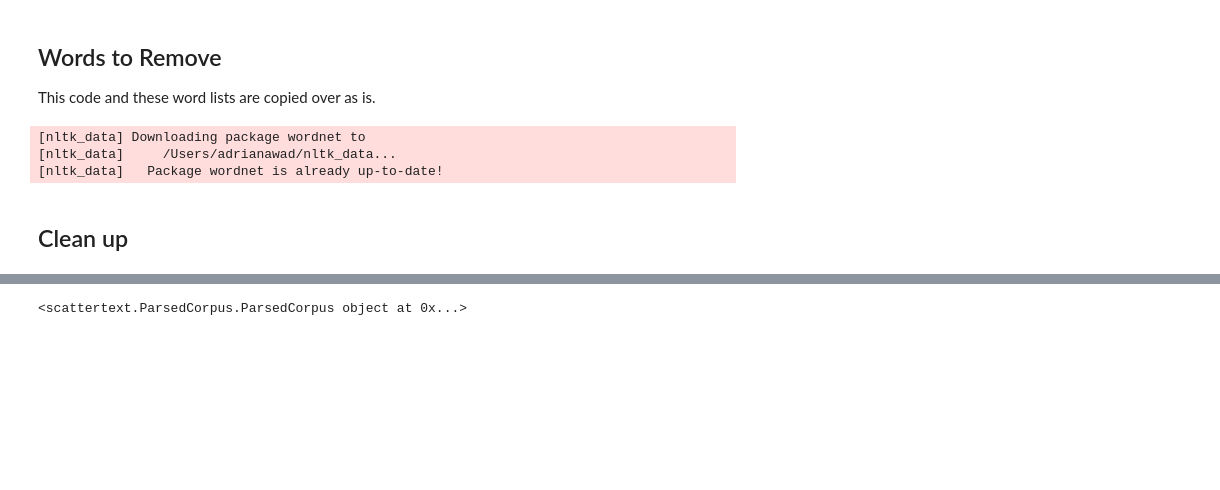
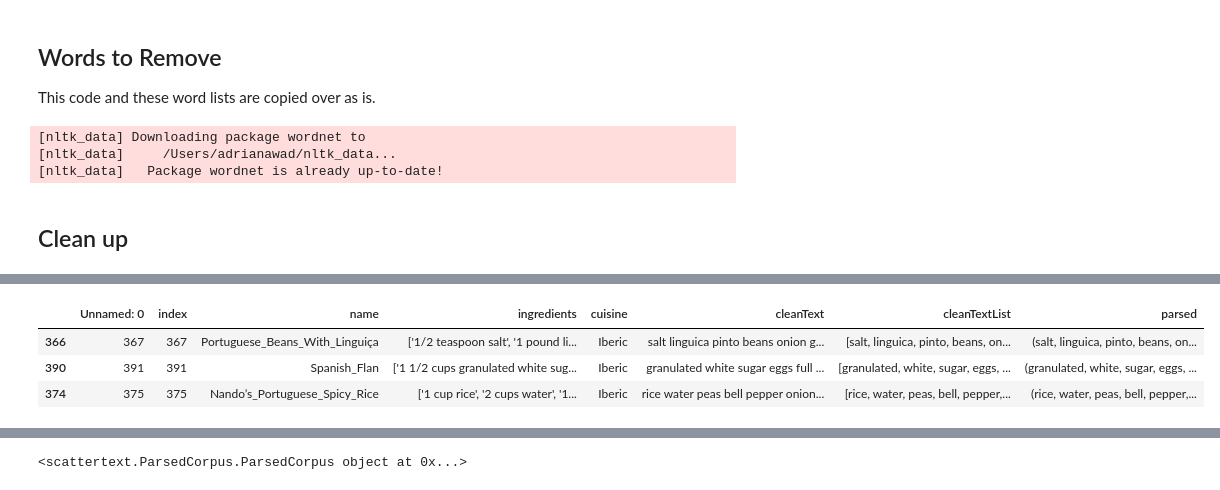
Before and after one commit to leanderpeter/Recipe-Text-Analyzer-Multi-Classification, a Jupyter notebook: preprocessing/1a and 1b.ipynb, the cells around one changed output, grey strips where cells are left out. Saved outputs shown, nothing was run; the diff lists cells and outputs as text; code cells hidden in the pictures; blank space fills up the shorter version.

```diff
--- a/preprocessing/1a and 1b.ipynb
+++ b/preprocessing/1a and 1b.ipynb
@@ -179,0 +176,7 @@ new_df.sample(10)
+# %%
+iberic.sample(3)
+# %% [output]
+|  | Unnamed: 0 | index | name | ingredients | cuisine | cleanText | cleanTextList | parsed |
+| 366 | 367 | 367 | Portuguese_Beans_With_Linguiça | ['1/2 teaspoon salt', '1 pound li... | Iberic | salt linguica pinto beans onion g... | [salt, linguica, pinto, beans, on... | (salt, linguica, pinto, beans, on... |
+| 390 | 391 | 391 | Spanish_Flan | ['1 1/2 cups granulated white sug... | Iberic | granulated white sugar eggs full ... | [granulated, white, sugar, eggs, ... | (granulated, white, sugar, eggs, ... |
+| 374 | 375 | 375 | Nando’s_Portuguese_Spicy_Rice | ['1 cup rice', '2 cups water', '1... | Iberic | rice water peas bell pepper onion... | [rice, water, peas, bell, pepper,... | (rice, water, peas, bell, pepper,... |
```
Also changed, not shown: parts of 6 cells of this notebook.
